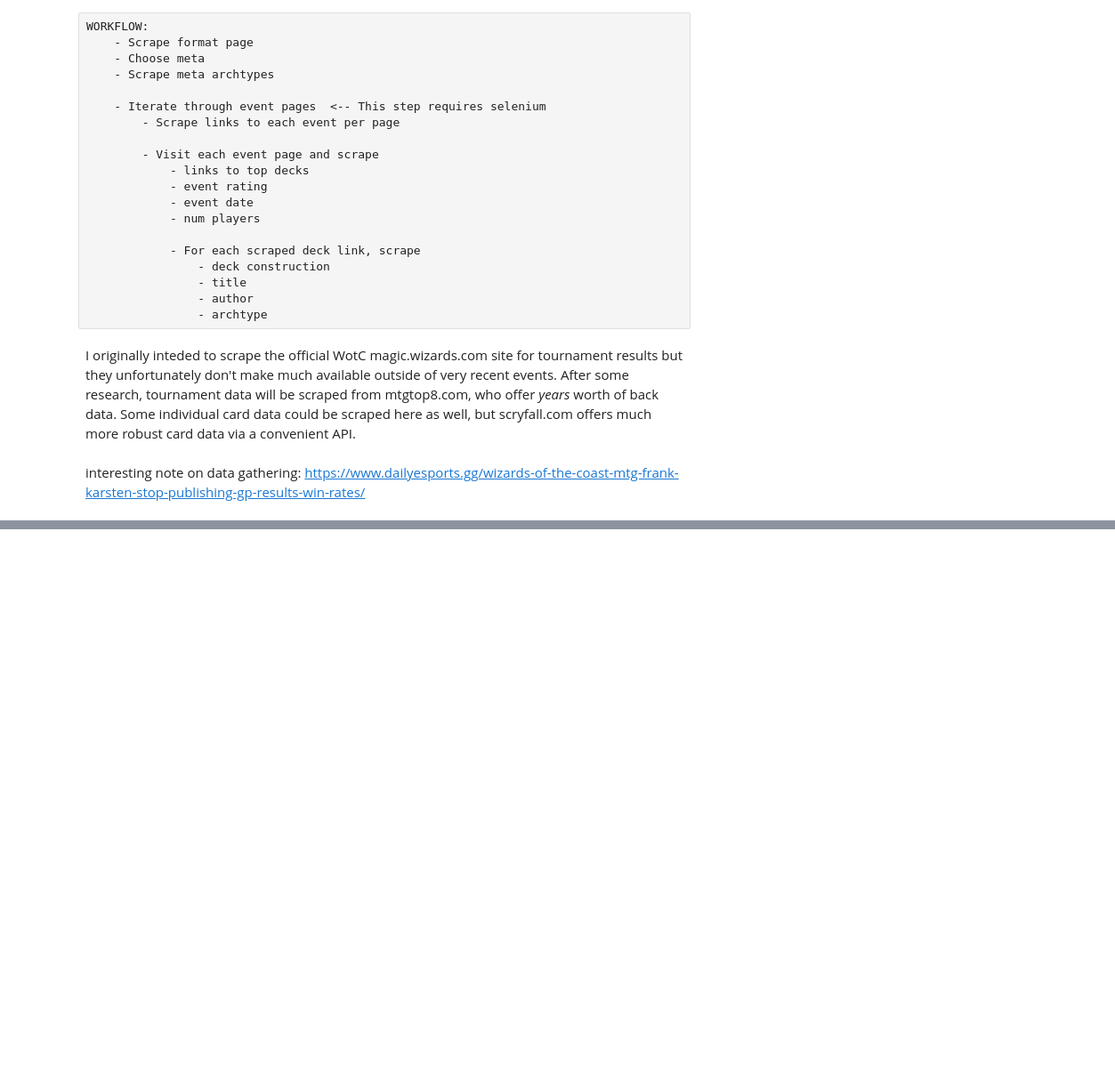
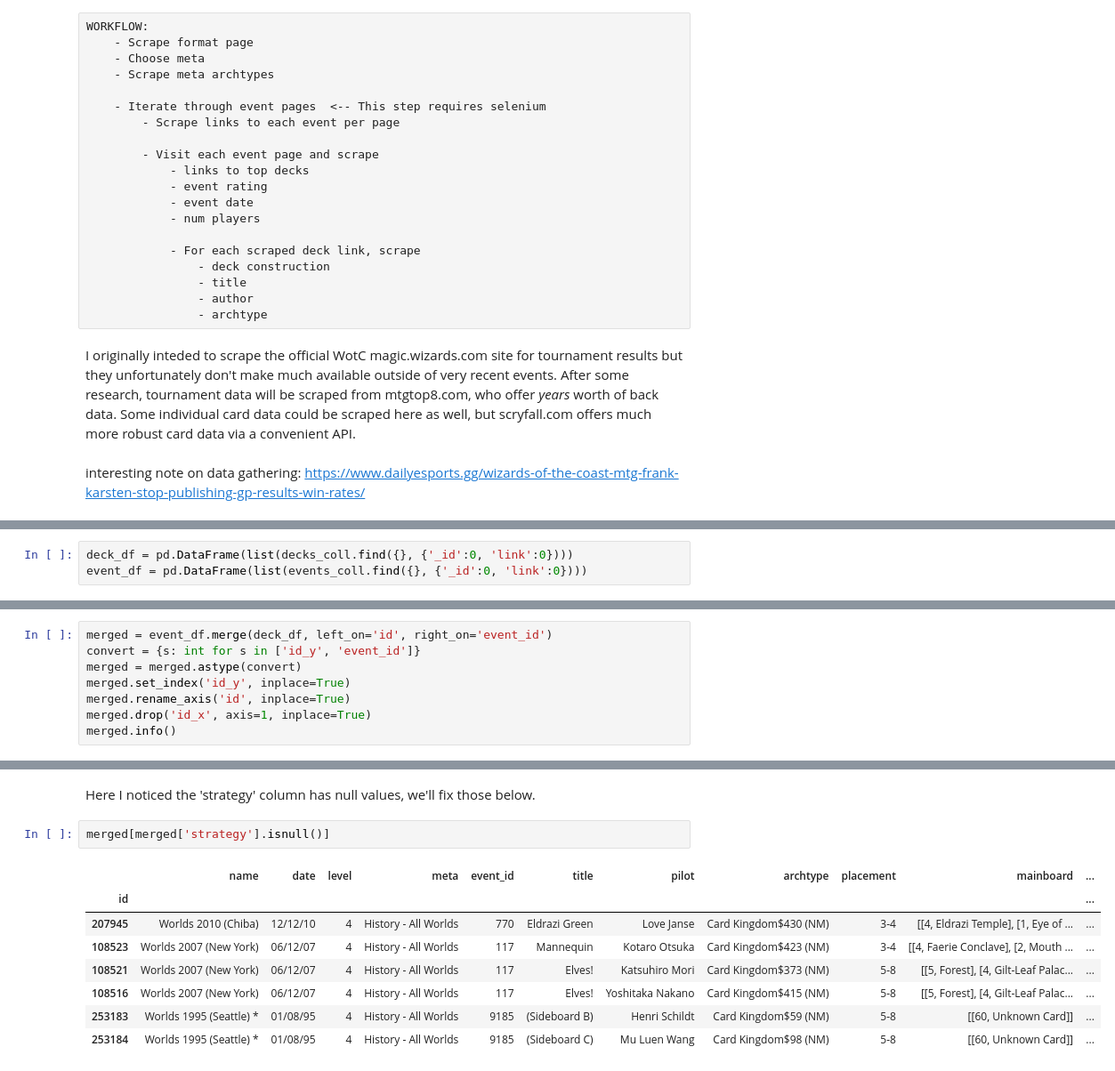
Before and after one commit to n-sweep/galvanize_capstone_1, a Jupyter notebook: exploration.ipynb, the cells around one changed output, grey strips where cells are left out. Shown at 89% size. Drawn from its saved outputs; the diff is of its cells as text; blank space fills up the shorter version.

```diff
--- a/exploration.ipynb
+++ b/exploration.ipynb
@@ -215,0 +239,3 @@ def main():
+# %%
+deck_df = pd.DataFrame(list(decks_coll.find({}, {'_id':0, 'link':0})))
+event_df = pd.DataFrame(list(events_coll.find({}, {'_id':0, 'link':0})))
@@ -215,0 +275,8 @@ def main():
+# %%
+merged = event_df.merge(deck_df, left_on='id', right_on='event_id')
+convert = {s: int for s in ['id_y', 'event_id']}
+merged = merged.astype(convert)
+merged.set_index('id_y', inplace=True)
+merged.rename_axis('id', inplace=True)
+merged.drop('id_x', axis=1, inplace=True)
+merged.info()
@@ -215,0 +303,13 @@ def main():
+# %% [markdown]
+Here I noticed the 'strategy' column has null values, we'll fix those below.
+# %%
+merged[merged['strategy'].isnull()]
+# %% [output]
+|  | name | date | level | meta | event_id | title | pilot | archtype | placement | mainboard | ... |
+| id |  |  |  |  |  |  |  |  |  |  | ... |
+| 207945 | Worlds 2010 (Chiba) | 12/12/10 | 4 | History - All Worlds | 770 | Eldrazi Green | Love Janse | Card Kingdom$430 (NM) | 3-4 | [[4, Eldrazi Temple], [1, Eye of ... | ... |
+| 108523 | Worlds 2007 (New York) | 06/12/07 | 4 | History - All Worlds | 117 | Mannequin | Kotaro Otsuka | Card Kingdom$423 (NM) | 3-4 | [[4, Faerie Conclave], [2, Mouth ... | ... |
+| 108521 | Worlds 2007 (New York) | 06/12/07 | 4 | History - All Worlds | 117 | Elves! | Katsuhiro Mori | Card Kingdom$373 (NM) | 5-8 | [[5, Forest], [4, Gilt-Leaf Palac... | ... |
+| 108516 | Worlds 2007 (New York) | 06/12/07 | 4 | History - All Worlds | 117 | Elves! | Yoshitaka Nakano | Card Kingdom$415 (NM) | 5-8 | [[5, Forest], [4, Gilt-Leaf Palac... | ... |
+| 253183 | Worlds 1995 (Seattle) * | 01/08/95 | 4 | History - All Worlds | 9185 | (Sideboard B) | Henri Schildt | Card Kingdom$59 (NM) | 5-8 | [[60, Unknown Card]] | ... |
+| 253184 | Worlds 1995 (Seattle) * | 01/08/95 | 4 | History - All Worlds | 9185 | (Sideboard C) | Mu Luen Wang | Card Kingdom$98 (NM) | 5-8 | [[60, Unknown Card]] | ... |
```
Also changed, not shown: parts of 15 cells of this notebook.
